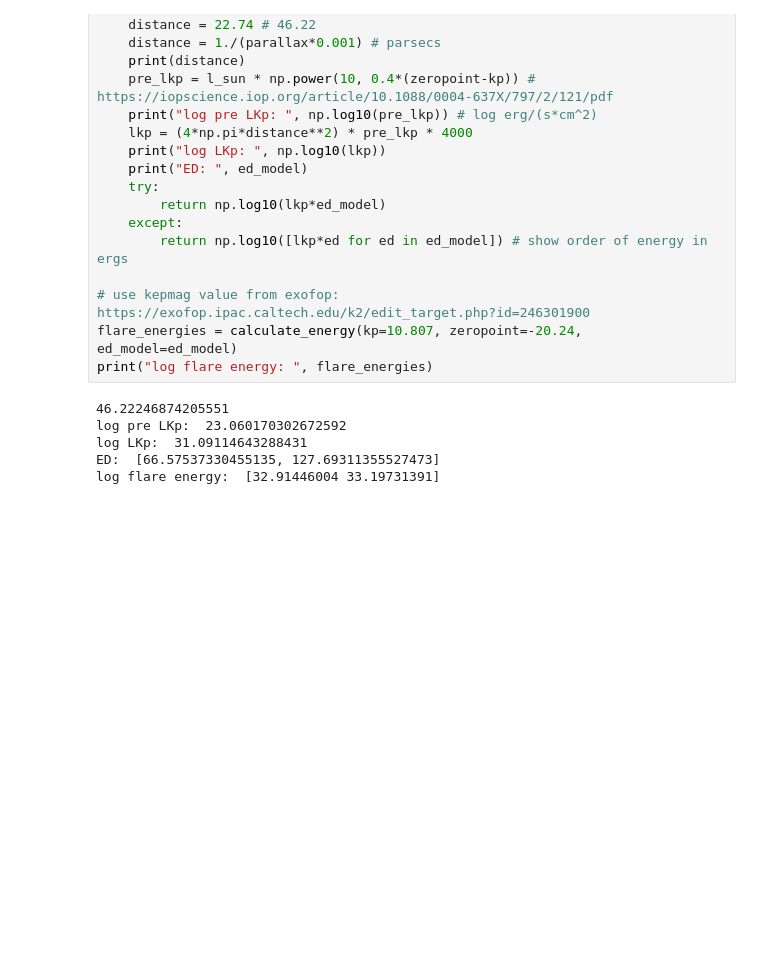
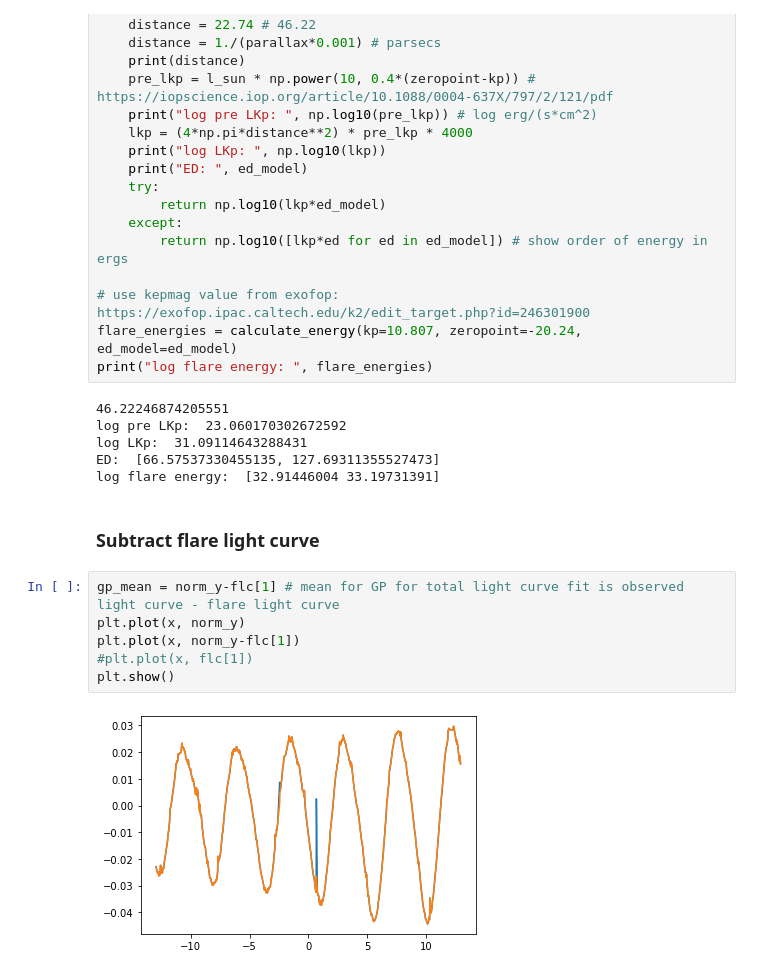
Before and after one commit to exoclam/epic-246301900, a Jupyter notebook: xoflares-epic246301900-post-flare-post-gap.ipynb, the cells around one changed output. Cells and saved outputs as stored; diff of their text form; blank space fills up the shorter version.

```diff
--- a/xoflares-epic246301900-post-flare-post-gap.ipynb
+++ b/xoflares-epic246301900-post-flare-post-gap.ipynb
@@ -507,3 +513,13 @@ log pre LKp:  23.060170302672592
 log LKp:  31.09114643288431
 ED:  [66.57537330455135, 127.69311355527473]
 log flare energy:  [32.91446004 33.19731391]
+# %% [markdown]
+### Subtract flare light curve
+# %%
+gp_mean = norm_y-flc[1] # mean for GP for total light curve fit is observed light curve - flare light curve
+plt.plot(x, norm_y)
+plt.plot(x, norm_y-flc[1])
+#plt.plot(x, flc[1])
+plt.show()
+# %% [output]
+[figure, added]
```
Also changed, not shown: parts of 19 cells of this notebook, 2 other files.
